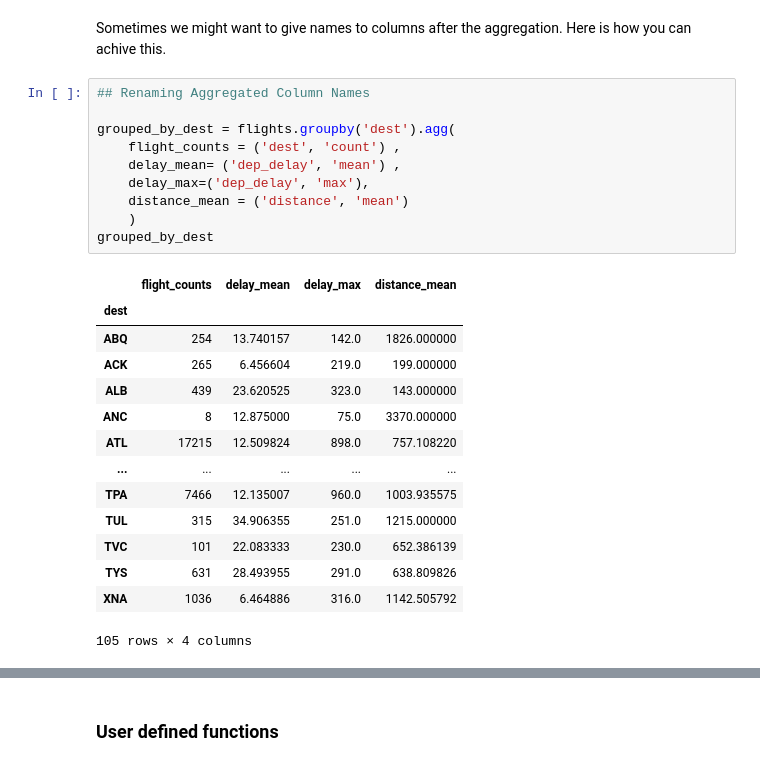
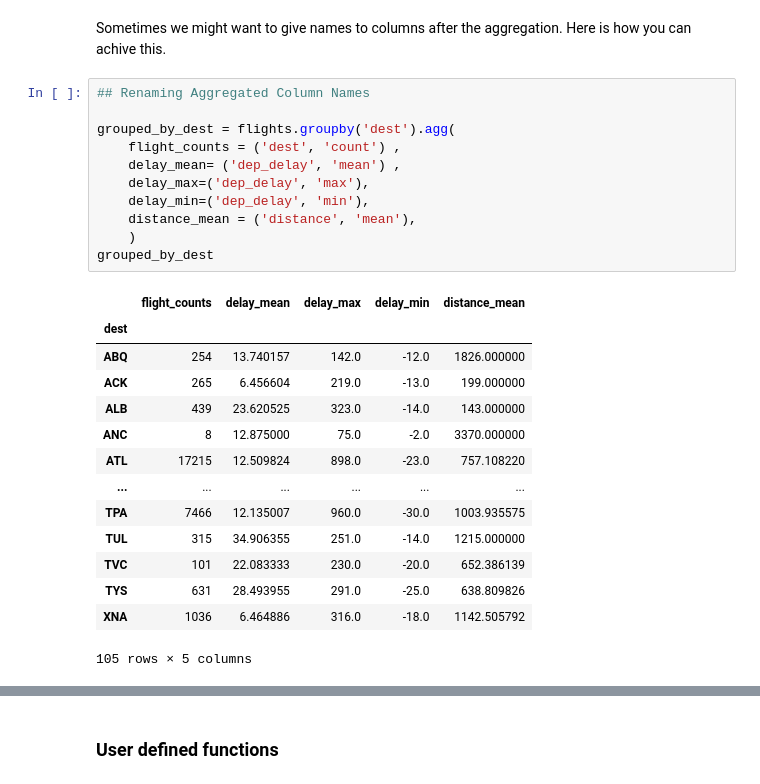
Before and after one commit to muralikrishna02/DS601_Fall22, a Jupyter notebook: Week04/week04 - data transpormation 2.ipynb, the cells around one changed output, grey strips where cells are left out. Drawn from its saved outputs; the diff is of its cells as text.

```diff
--- a/Week04/week04 - data transpormation 2.ipynb
+++ b/Week04/week04 - data transpormation 2.ipynb
@@ -611,25 +613,26 @@ Sometimes we might want to give names to columns after the aggregation. Here is
 # %%
 ## Renaming Aggregated Column Names
 
 grouped_by_dest = flights.groupby('dest').agg(
     flight_counts = ('dest', 'count') ,
     delay_mean= ('dep_delay', 'mean') ,
     delay_max=('dep_delay', 'max'),
-    distance_mean = ('distance', 'mean')
+    delay_min=('dep_delay', 'min'),
+    distance_mean = ('distance', 'mean'),
     )
 grouped_by_dest
 # %% [output]
-|  | flight_counts | delay_mean | delay_max | distance_mean |
-| dest |  |  |  |  |
-| ABQ | 254 | 13.740157 | 142.0 | 1826.000000 |
-| ACK | 265 | 6.456604 | 219.0 | 199.000000 |
-| ALB | 439 | 23.620525 | 323.0 | 143.000000 |
-| ANC | 8 | 12.875000 | 75.0 | 3370.000000 |
-| ATL | 17215 | 12.509824 | 898.0 | 757.108220 |
-| ... | ... | ... | ... | ... |
-| TPA | 7466 | 12.135007 | 960.0 | 1003.935575 |
-| TUL | 315 | 34.906355 | 251.0 | 1215.000000 |
-| TVC | 101 | 22.083333 | 230.0 | 652.386139 |
-| TYS | 631 | 28.493955 | 291.0 | 638.809826 |
-| XNA | 1036 | 6.464886 | 316.0 | 1142.505792 |
+|  | flight_counts | delay_mean | delay_max | delay_min | distance_mean |
+| dest |  |  |  |  |  |
+| ABQ | 254 | 13.740157 | 142.0 | -12.0 | 1826.000000 |
+| ACK | 265 | 6.456604 | 219.0 | -13.0 | 199.000000 |
+| ALB | 439 | 23.620525 | 323.0 | -14.0 | 143.000000 |
+| ANC | 8 | 12.875000 | 75.0 | -2.0 | 3370.000000 |
+| ATL | 17215 | 12.509824 | 898.0 | -23.0 | 757.108220 |
+| ... | ... | ... | ... | ... | ... |
+| TPA | 7466 | 12.135007 | 960.0 | -30.0 | 1003.935575 |
+| TUL | 315 | 34.906355 | 251.0 | -14.0 | 1215.000000 |
+| TVC | 101 | 22.083333 | 230.0 | -20.0 | 652.386139 |
+| TYS | 631 | 28.493955 | 291.0 | -25.0 | 638.809826 |
+| XNA | 1036 | 6.464886 | 316.0 | -18.0 | 1142.505792 |
-105 rows × 4 columns
+105 rows × 5 columns
```
Also changed, not shown: parts of 25 cells of this notebook.
